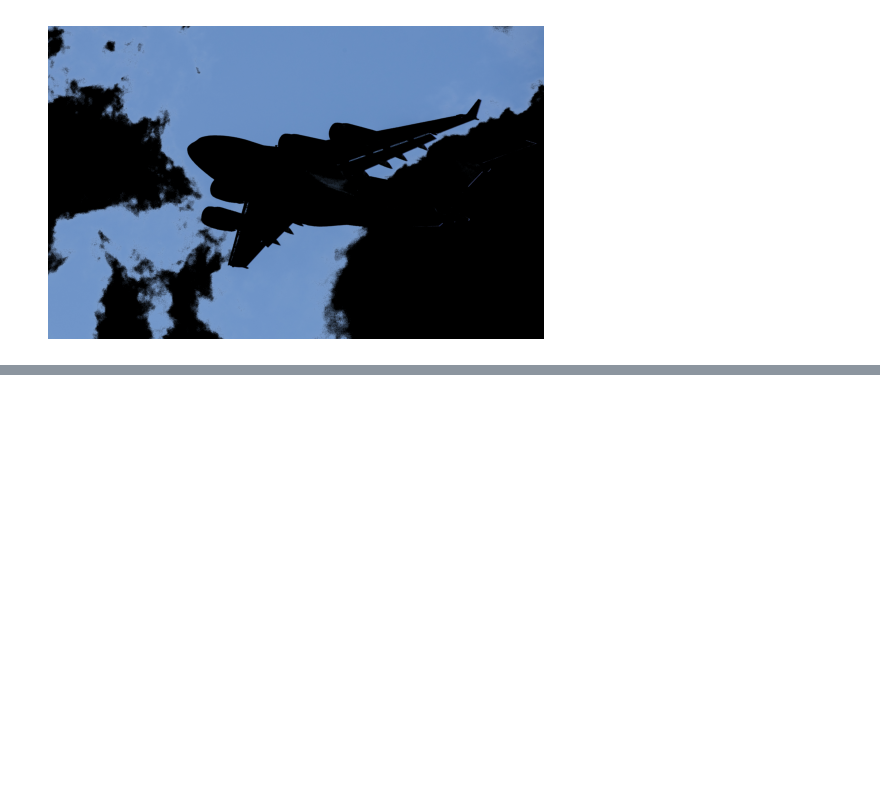
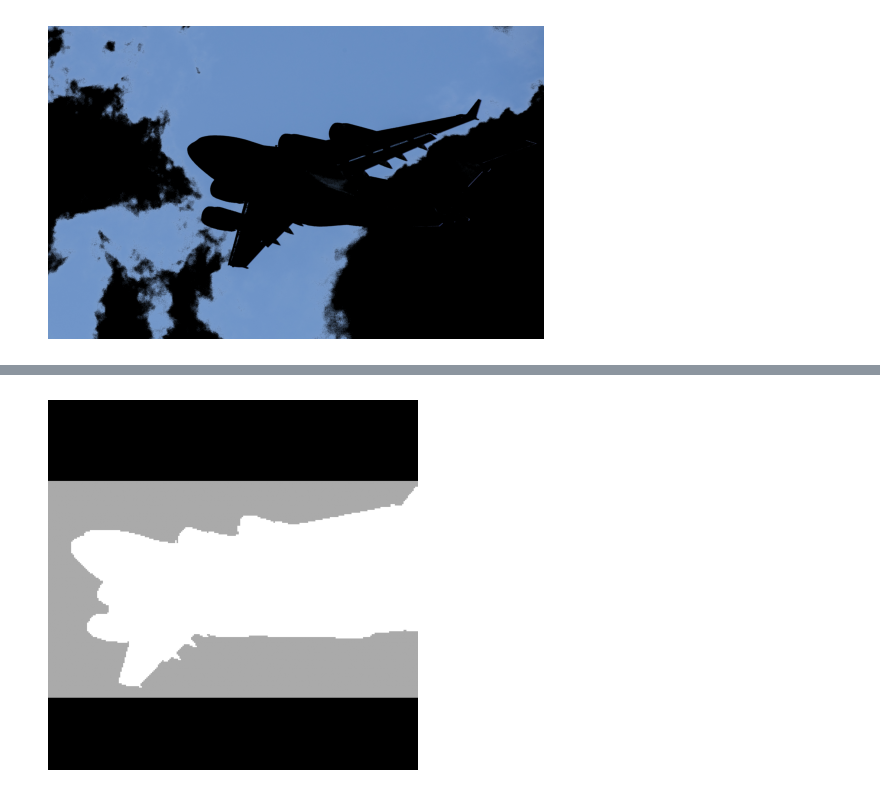
Before and after one commit to Maeknit/JupyterProject, a Jupyter notebook: Chapter 8, Work with images/1_Images.ipynb, the cells around one changed output, grey strips where cells are left out. Saved outputs shown, nothing was run; the diff lists cells and outputs as text; code cells hidden in the pictures; blank space fills up the shorter version.

```diff
--- a/Chapter 8, Work with images/1_Images.ipynb
+++ b/Chapter 8, Work with images/1_Images.ipynb
@@ -142,0 +200,6 @@ plt.show()
+# %%
+plt.imshow(mask,cmap="gray")
+plt.axis("off")
+plt.show()
+# %% [output]
+[figure, added]
```
Also changed, not shown: parts of 9 cells of this notebook, 1 other file.
